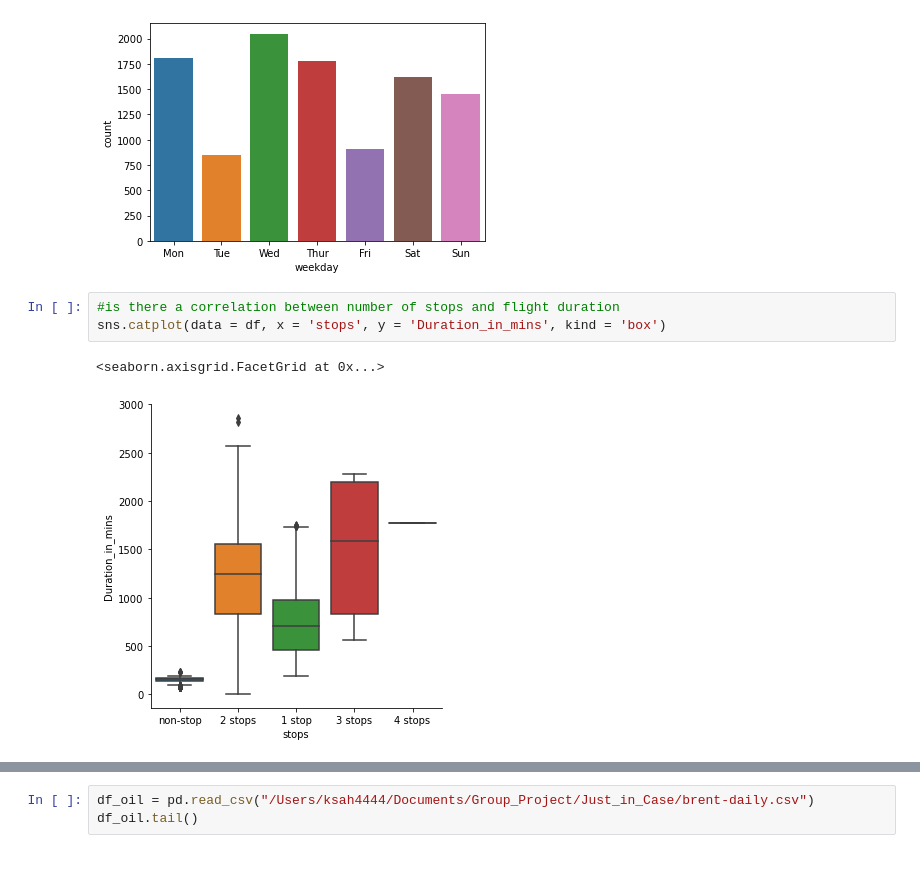
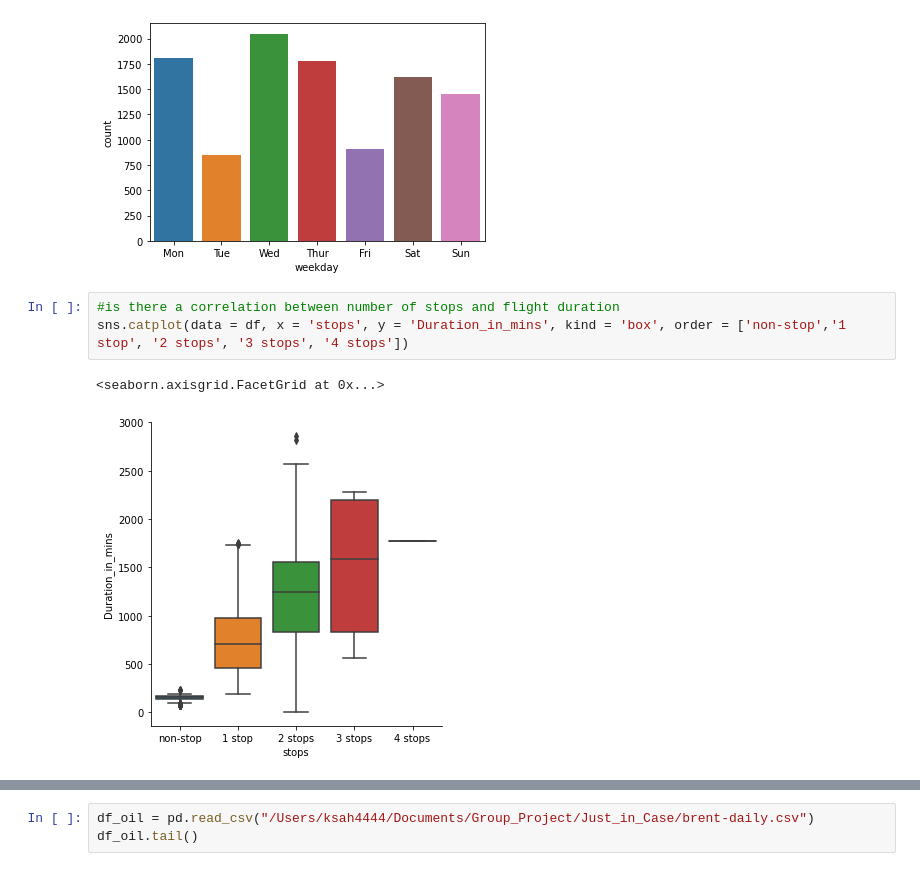
Before and after one commit to HendKordy/flights_analysis, a Jupyter notebook: EDA/EDA.ipynb, the cells around one changed output, grey strips where cells are left out. Cells and saved outputs as stored; diff of their text form.

Commit message:
more EDA plots

```diff
--- a/EDA/EDA.ipynb
+++ b/EDA/EDA.ipynb
@@ -365,7 +365,7 @@ s.set_xticklabels(['Mon', 'Tue', 'Wed', 'Thur', 'Fri', 'Sat', 'Sun'])
 [figure]
 # %%
 #is there a correlation between number of stops and flight duration
-sns.catplot(data = df, x = 'stops', y = 'Duration_in_mins', kind = 'box')
+sns.catplot(data = df, x = 'stops', y = 'Duration_in_mins', kind = 'box', order = ['non-stop','1 stop', '2 stops', '3 stops', '4 stops'])
 # %% [output]
 <seaborn.axisgrid.FacetGrid at 0x...>
-[figure, old version]
+[figure, new version]
```
Also changed, not shown: parts of 4 cells of this notebook.
